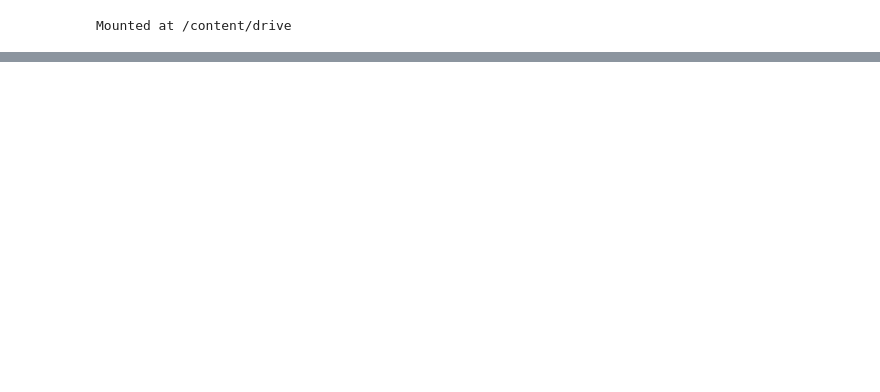
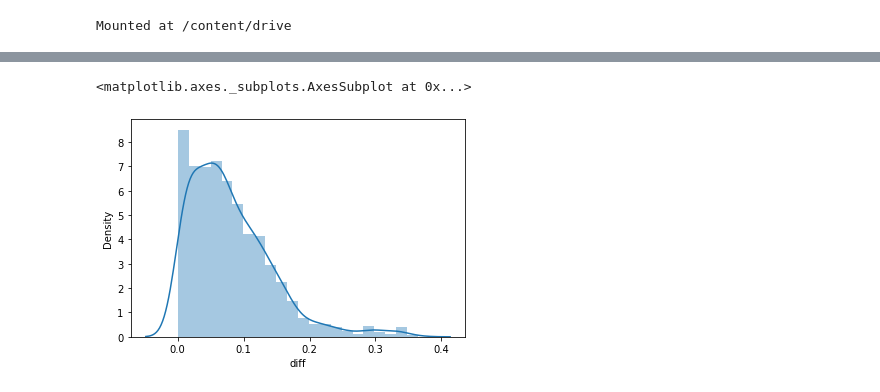
Before and after one commit to ishgirwan/gee, a Jupyter notebook: training_model.ipynb, the cells around one changed output, grey strips where cells are left out. Cells and saved outputs as stored; diff of their text form; code cells hidden in the pictures; blank space fills up the shorter version.

```diff
--- a/training_model.ipynb
+++ b/training_model.ipynb
@@ -377,0 +441,5 @@ trainer.test()
+# %%
+sns.distplot(df_final['diff'])
+# %% [output]
+<matplotlib.axes._subplots.AxesSubplot at 0x...>
+[figure, added]
```
Also changed, not shown: parts of 35 cells of this notebook.
